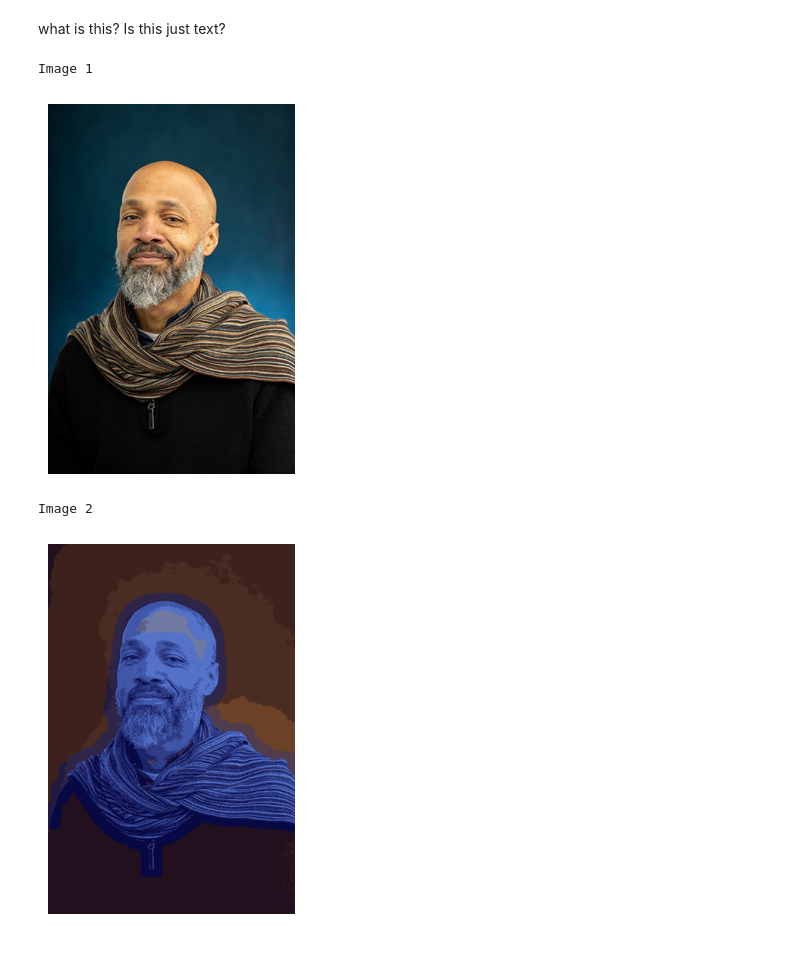
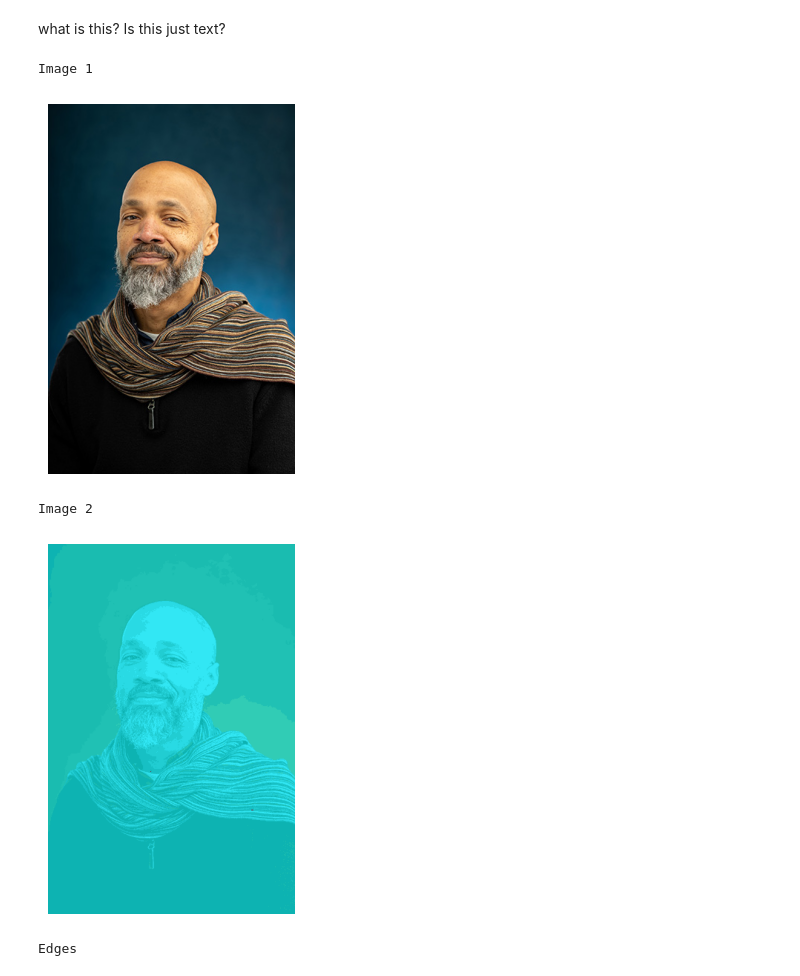
Before and after one commit to cormac-black/chekhovs-biscuit, a Jupyter notebook: back_at_it.ipynb, the cells around one changed output. Cells and saved outputs as stored; diff of their text form; code cells hidden in the pictures.

```diff
--- a/back_at_it.ipynb
+++ b/back_at_it.ipynb
@@ -26,8 +26,8 @@ img_raw = cv2.imread(img_path)
 img_RGB = cv2.cvtColor(img_raw, cv2.COLOR_BGR2RGB)
 
 img_GRAY = cv2.cvtColor(img_RGB, cv2.COLOR_RGB2GRAY)
-edges = cv2.adaptiveThreshold(img_GRAY, 255, cv2.ADAPTIVE_THRESH_MEAN_C, cv2.THRESH_BINARY,9,5)
-pixel_values = img_RGB_copy.reshape((-1, 3))
+edges = cv2.adaptiveThreshold(img_GRAY, 255, cv2.ADAPTIVE_THRESH_MEAN_C, cv2.THRESH_BINARY,9,5) # THIS IS NOT USED
+pixel_values = img_RGB.reshape((-1, 3))
 pixel_values = np.float32(pixel_values)
 k = 8
 _, labels, centers = cv2.kmeans(pixel_values, k, None, (cv2.TERM_CRITERIA_EPS + cv2.TERM_CRITERIA_MAX_ITER, 100, .2), 10, cv2.KMEANS_RANDOM_CENTERS)
@@ -40,38 +40,44 @@ quantized_img = quantized_img.reshape(img_RGB.shape)
 ## find_edges
 
 edges1 = cv2.Canny(img_GRAY, 100, 165)
-kernel = np.ones((5,5), np.uint8)
-dilated_edges = cv2.dilate(edges1, kernel, iterations=5)
+kernel = np.ones((2,2), np.uint8) # gaussian kernel = border thinness
+dilated_edges = cv2.dilate(edges, kernel, iterations=5)
 
 result = quantized_img.copy()
 result[dilated_edges !=0] = [0,0,0]
 
 
 
 
 img_GRAY_blur = cv2.medianBlur(img_GRAY, 3) # Changed ksize from 1 to 3 based on original comment's implied intent
 
 
 
-img_filtered = cv2.applyColorMap(dilated_edges, cv2.COLORMAP_TURBO)
+img_filtered = cv2.applyColorMap(dilated_edges, cv2.COLORMAP_PARULA) # MAGMA
 
 
 
 
 
 
-alpha = 0.6
-beta = 0.5
-gamma = 0.5
+alpha = 0.3
+beta = 0.7
+gamma = 0.2
 
 blended_img = cv2.addWeighted(cv2.cvtColor(quantized_img, cv2.COLOR_BGR2RGB), alpha, img_filtered, beta, gamma)
 
 plt.imshow(blended_img)
 plt.axis('off')
 print('Image 2\n')
 plt.show()
+
+plt.imshow(edges, cmap='gray')
+plt.axis('off')
+print('Edges\n')
+plt.show()
 # %% [output]
 Image 1
 [figure]
 Image 2
-[figure, old version]
+[figure, new version]
+Edges
```
Also changed, not shown: parts of 1 cell of this notebook.
